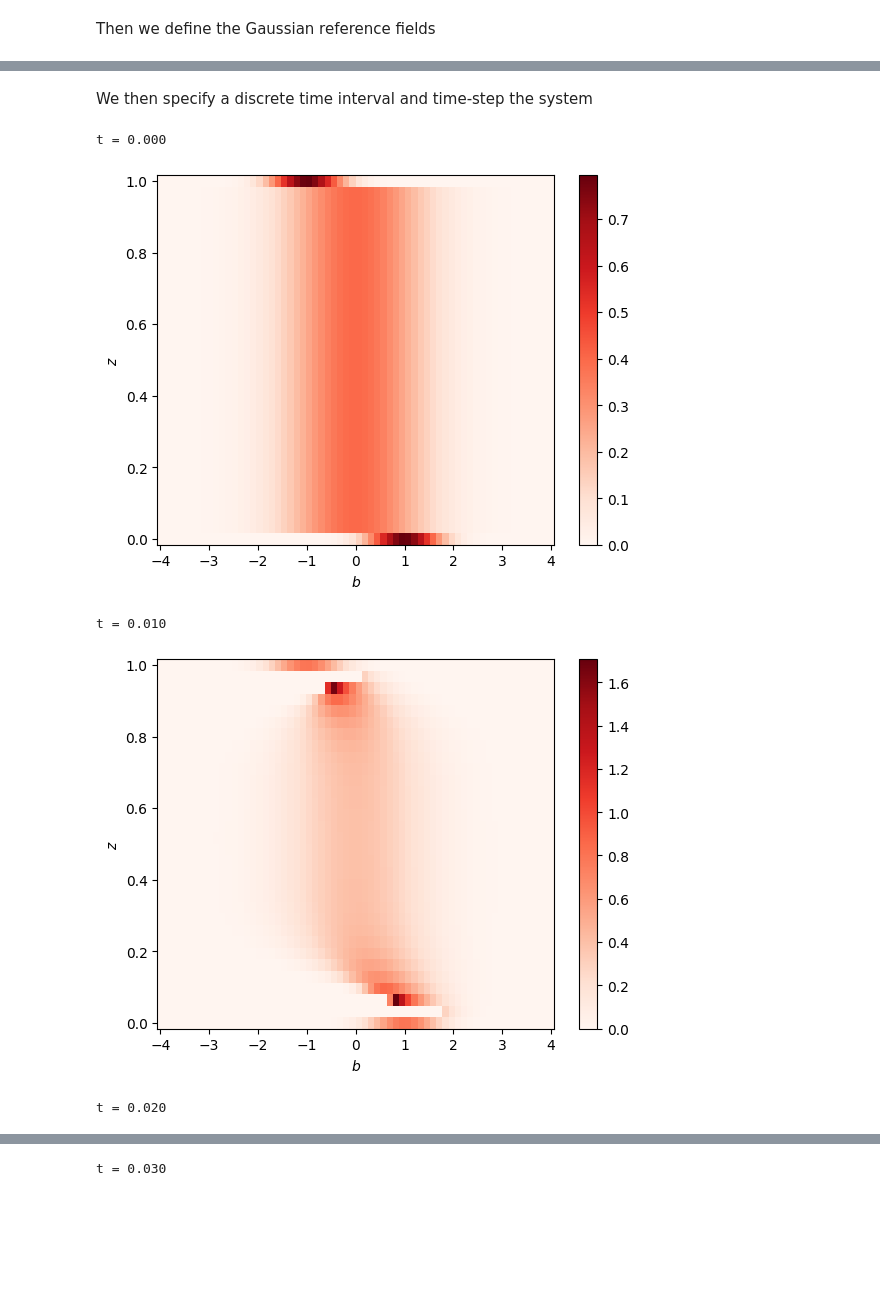
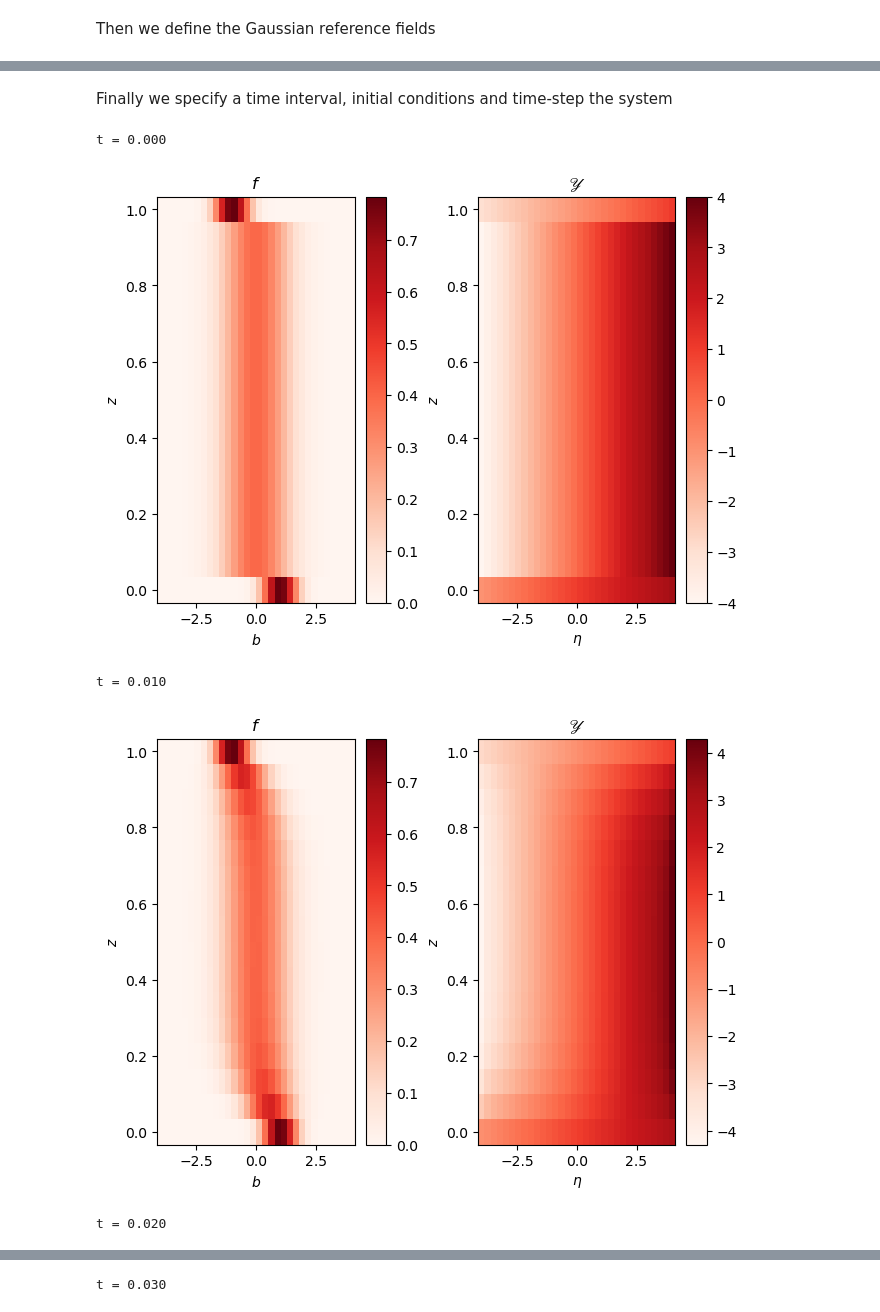
Before and after one commit to mannixp/D.strafity-mapping, a Jupyter notebook: Mapping/Part3_Mapping_2d_fBZ_Layered.ipynb, the cells around one changed output, grey strips where cells are left out. Cells and saved outputs as stored; diff of their text form; code cells hidden in the pictures; blank space fills up the shorter version.

```diff
--- a/Mapping/Part3_Mapping_2d_fBZ_Layered.ipynb
+++ b/Mapping/Part3_Mapping_2d_fBZ_Layered.ipynb
@@ -82,12 +81,12 @@ bc_b = 'Neumann'
 bc_z = 'Neumann'
 
 # Numerical resolution
-N1 = 32
-N2 = 24
+N_b = 32
+N_z = 16
 
 # Domain
-b = np.linspace(-4, 4, N1)  # b
-z = np.linspace(0, 1, N2)  # z
+b = np.linspace(-4, 4, N_b)
+z = np.linspace(0, 1, N_z)
 # %% [markdown]
 Subsequently for the mapping equation we define a computational grid $\eta$ on which the Gaussian random variables is defined.
 # %%
@@ -98,7 +97,7 @@ t1 = 1
 bc_η = 'Neumann'
 
 # Domain
-η = copy.deepcopy(b)  # b = Y(η,z,t)
+η =  np.linspace(-4, 4, N_b) #copy.deepcopy(b)  # b = Y(η,z,t)
 #z = np.linspace(0, 1, N2)  # z
 # %% [markdown]
 When defining the functions $\mathscr{Y}^n(\eta,z) = \mathscr{Y}(\eta,z, t=t_n)$ and $f^n_B(b;z) = f_B(b;z,t=t_n)$ we use 2 dimensional arrays where axis 0 is $b/\eta$ and the axis 1 is $z$.
@@ -369,22 +345,34 @@ def solver(f,Y,η,b,z,T, Δt):
   Y_frames = []
   Y_frames.append(Y)
 
+  A, B, D_η, D_z = operators_IMP(η, z, Δt)
+  L,    D_η, D_z = operators_EXP(η, z)
+
   # Loop over all time instants
   for n,t in enumerate(T):
 
     # 0) Plot the system out
     if n%(len(T)//10) == 0:
       print('t = %3.3f \n' % t)
-      fig, ax = plt.subplots()
-      cf = ax.pcolormesh(b,z,f.reshape((len(b),N_z)).T, cmap='Reds')#, norm='log')
-      fig.colorbar(cf, ax=ax)
-      ax.set_xlabel('$b$')
-      ax.set_ylabel('$z$')
+
+      fig, (ax1,ax2) = plt.subplots(nrows=1, ncols=2, layout='constrained')
+      ax1.set_title(r'$f$')
+      cf = ax1.pcolormesh(b,z,f.reshape((len(b),N_z)).T, cmap='Reds')#, norm='log')
+      fig.colorbar(cf, ax=ax1)
+      ax1.set_xlabel('$b$')
+      ax1.set_ylabel('$z$')
+
+      ax2.set_title(r'$\mathscr{Y}$')
+      cf = ax2.pcolormesh(η,z,Y.reshape((len(η),N_z)).T, cmap='Reds')#, norm='log')
+      fig.colorbar(cf, ax=ax2)
+      ax2.set_xlabel('$\eta$')
+      ax2.set_ylabel('$z$')
       plt.show()
 
     # 1) Update the mapping
     Y = enforce_bc(Y,η,z)
-    Y = solve_EXP(Y, η, z, Δt)
+    #Y = solve_IMP(Y, A, B, D_η, D_z)
+    Y = solve_EXP(Y, L, D_η, D_z, Δt)
 
     # 2) Grab the density
     f = map_to_density(Y,η,z,b)
@@ -395,39 +383,39 @@ def solver(f,Y,η,b,z,T, Δt):
 
   return None
 # %% [markdown]
-We then specify a discrete time interval and time-step the system
+Finally we specify a time interval, initial conditions and time-step the system
 # %%
-N_T = 10**3
+N_T = 2*(10**4)
 T, Δt = np.linspace(0,.1,N_T,retstep=True)
 
 # Initial conditions for f shape b, z
 f = np.zeros((len(b),len(z)))
 for i,z_i in enumerate(z):
     if i == 0:
         f[:,i] = BC_PDF(b,z=0)
     elif i == len(z)-1:
         f[:,i] = BC_PDF(b,z=1)
     else:
         f[:,i] = g(b)
 
 # Initial conditions for mapping X shape η, z
 Y = np.zeros((len(η),len(z)))
 for i,z_i in enumerate(z):
     if i == 0:
         Y[:,i] = BC_MAP(η,z=0)
     elif i == len(z)-1:
         Y[:,i] = BC_MAP(η,z=1)
     else:
         Y[:,i] = η
 
 # Flatten the inputs and pass them to the solver and check with reshape
 Y = Y.flatten()
 f = f.flatten()
 
 solver(f,Y,η,b,z,T, Δt)
 # %% [output]
 t = 0.000
-[figure, old version]
+[figure, new version]
 t = 0.010
-[figure, old version]
+[figure, new version]
 t = 0.020
```
Also changed, not shown: parts of 11 cells of this notebook.
